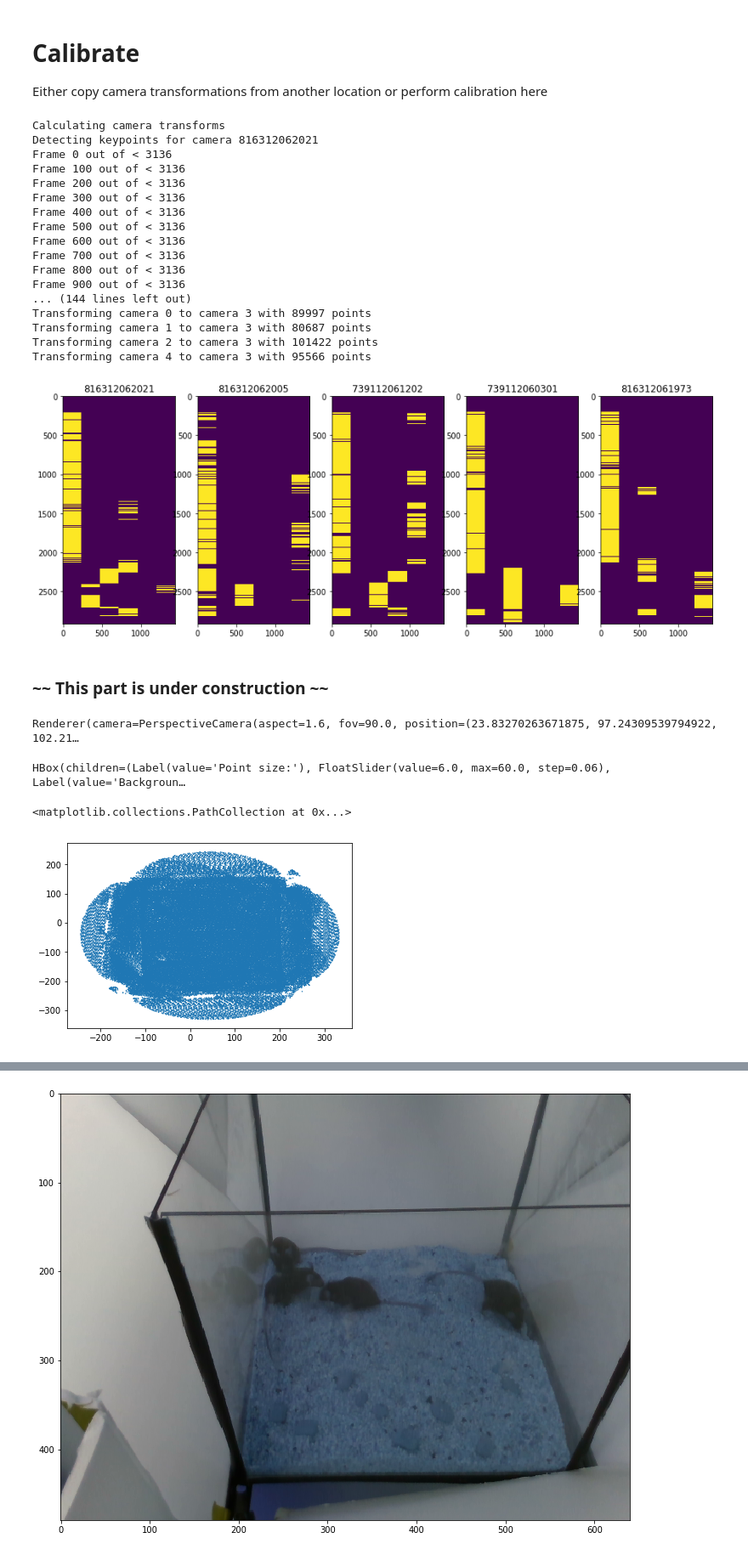
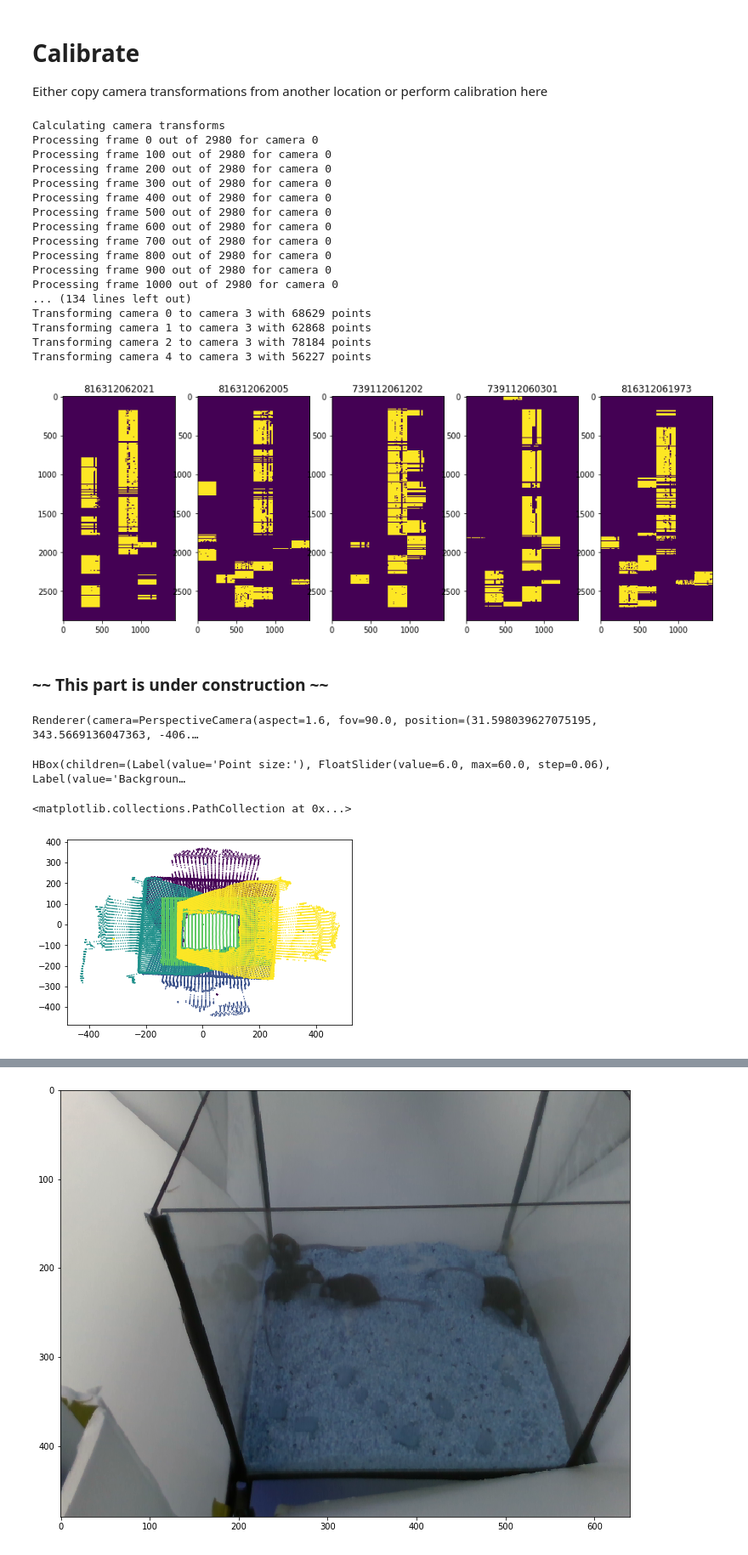
Before and after one commit to calebweinreb/MoseqMulti, a Jupyter notebook: MoseqMulti-calibrate.ipynb, the cells around one changed output, grey strips where cells are left out. Shown at 85% size. Cells and saved outputs as stored; diff of their text form; code cells hidden in the pictures.

```diff
--- a/MoseqMulti-calibrate.ipynb
+++ b/MoseqMulti-calibrate.ipynb
@@ -8,7 +8,8 @@ PARAMS = {
     'working_directory':'long_pairs',
     'copy_from_other_directory':'',
     'reference_camera':'739112060301',
-    'depth_near_clipping':300
+    'multiprocessing':False,
+    'batch_size': 100
 }
 # %%
 import shutil, json, os, sys, time, pickle, h5py, cv2, numpy as np, matplotlib.pyplot as plt
@@ -22,40 +23,36 @@ if len(PARAMS['copy_from_other_directory']) > 0:
 
 else:
     print('Calculating camera transforms')
-    path_prefix = PARAMS['working_directory']+'/data/'+PARAMS['session_name']
-    metadata = json.load(open(path_prefix+'_metadata.json'))
-    readers = get_video_readers(path_prefix, metadata, PARAMS)
-    transforms = get_transforms(readers, metadata, PARAMS)
+    transforms = get_transforms(PARAMS)
     pickle.dump(transforms, open(PARAMS['working_directory']+'/transforms.p','wb'))
 # %% [output]
 Calculating camera transforms
-Detecting keypoints for camera 816312062021
-Frame 0 out of < 3136
-Frame 100 out of < 3136
-Frame 200 out of < 3136
-Frame 300 out of < 3136
-Frame 400 out of < 3136
-Frame 500 out of < 3136
-Frame 600 out of < 3136
-Frame 700 out of < 3136
-Frame 800 out of < 3136
-Frame 900 out of < 3136
-... (144 lines left out)
-Transforming camera 0 to camera 3 with 89997 points
-Transforming camera 1 to camera 3 with 80687 points
-Transforming camera 2 to camera 3 with 101422 points
-Transforming camera 4 to camera 3 with 95566 points
+Processing frame 0 out of 2980 for camera 0
+Processing frame 100 out of 2980 for camera 0
+Processing frame 200 out of 2980 for camera 0
+Processing frame 300 out of 2980 for camera 0
+Processing frame 400 out of 2980 for camera 0
+Processing frame 500 out of 2980 for camera 0
+Processing frame 600 out of 2980 for camera 0
+Processing frame 700 out of 2980 for camera 0
+Processing frame 800 out of 2980 for camera 0
+Processing frame 900 out of 2980 for camera 0
+Processing frame 1000 out of 2980 for camera 0
+... (134 lines left out)
+Transforming camera 0 to camera 3 with 68629 points
+Transforming camera 1 to camera 3 with 62868 points
+Transforming camera 2 to camera 3 with 78184 points
+Transforming camera 4 to camera 3 with 56227 points
-[figure, old version]
+[figure, new version]
 # %% [markdown]
 ### ~~ This part is under construction ~~ ###
 # %%
 from pyntcloud import PyntCloud
 import pandas as pd
 
-n = 'two_males_v1'
+n = 'two_mice_v2'
 path_prefix = PARAMS['working_directory']+'/data/'+n
 metadata = json.load(open(path_prefix+'_metadata.json'))
-readers = get_video_readers(path_prefix, metadata, PARAMS)
 transforms = pickle.load(open(PARAMS['working_directory']+'/transforms.p','rb'))
 # %%
 
@@ -64,8 +61,11 @@ serial_numbers = metadata['serial_numbers']
 
 colors = []
 positions = []
+cam_labels = []
+colorA,depthA = get_aligned_frameset(100,PARAMS)
 for ii,sn in enumerate(serial_numbers):
-    for _ in range(run_ahead): color_im, depth_im = next(readers[sn])
+    color_im = colorA[sn]
+    depth_im = depthA[sn]
 
     X,Y = np.meshgrid(np.arange(color_im.shape[1]),np.arange(color_im.shape[0]))
     pixel = np.vstack((X.flatten(),Y.flatten())).T
@@ -79,14 +79,17 @@ for ii,sn in enumerate(serial_numbers):
     #cc = cc * .8
     #cc = np.minimum(cc +np.repeat(np.array(plt.cm.jet(ii/len(serial_numbers))[:3])[None,:]*60,cc.shape[0],axis=0),255)
     colors.append(cc)
+    cam_labels.append(np.ones(pp.shape[0])*ii)
 colors = np.vstack(colors)[:,::-1]
 positions = np.vstack(positions)
+cam_labels = np.hstack(cam_labels)
 
 cube_centroid = positions.mean(0)
 dist = np.sqrt(((positions-cube_centroid)**2).sum(1))
-ff = dist < 150
+ff = dist < 550
 positions = positions[ff,:]
 colors = colors[ff] #,:]
+cam_labels = cam_labels[ff]
 
 positions[:,2] = -positions[:,2]
 points = pd.DataFrame(
@@ -99,10 +102,10 @@ points['green']=colors[:,1].astype(np.uint8)
 cloud = PyntCloud(points)
 cloud.plot(initial_point_size=6)
 # %% [output]
-Renderer(camera=PerspectiveCamera(aspect=1.6, fov=90.0, position=(23.83270263671875, 97.24309539794922, 102.21…
+Renderer(camera=PerspectiveCamera(aspect=1.6, fov=90.0, position=(31.598039627075195, 343.5669136047363, -406.…
 HBox(children=(Label(value='Point size:'), FloatSlider(value=6.0, max=60.0, step=0.06), Label(value='Backgroun…
 # %%
-plt.scatter(positions[::10,0],positions[::10,1], s=2, edgecolor='')
+plt.scatter(positions[::10,0],positions[::10,1], s=2, edgecolor='', c=cam_labels[::10])
 # %% [output]
 <matplotlib.collections.PathCollection at 0x...>
-[figure, old version]
+[figure, new version]
```
Also changed, not shown: parts of 1 cell of this notebook, 2 other files.
